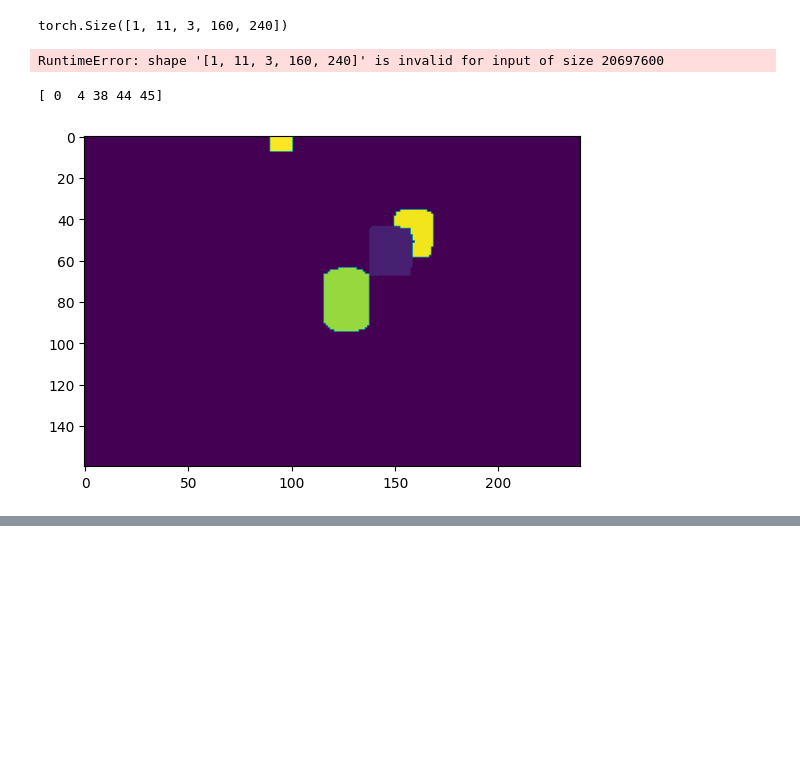
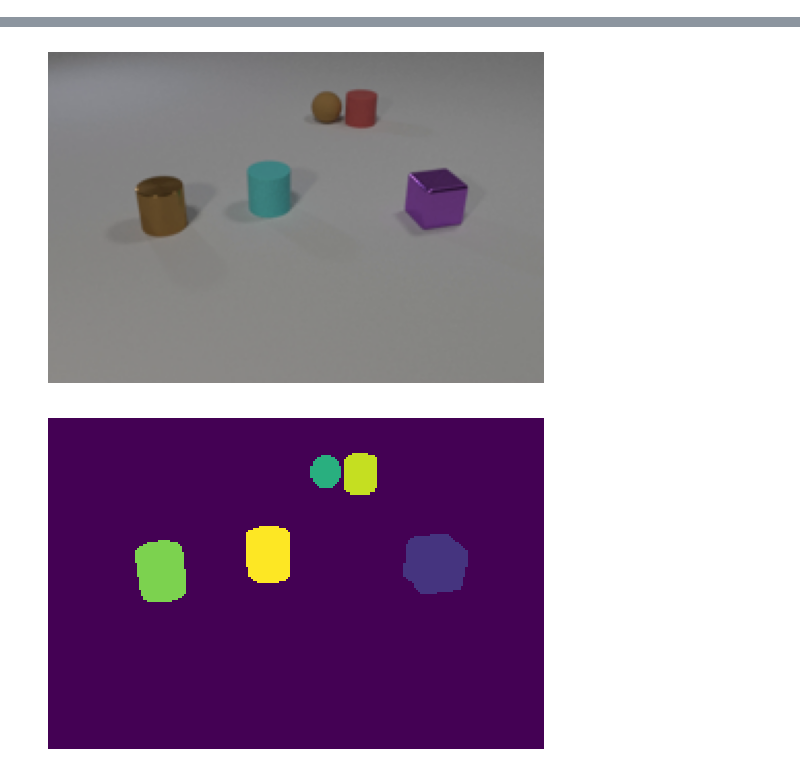
Before and after one commit to dqian3/dlfl2023-final, a Jupyter notebook: notebooks_dan/validate.ipynb, the cells around one changed output, grey strips where cells are left out. Saved outputs shown, nothing was run; the diff lists cells and outputs as text; code cells hidden in the pictures; blank space fills up the shorter version.

```diff
--- a/notebooks_dan/validate.ipynb
+++ b/notebooks_dan/validate.ipynb
@@ -9,6 +11,21 @@ import sys
 sys.path.append("../src")
 
 from data import *
+# %%
+# This draws a random frame for some reason... not worth figuring it out imo.
+def plot_video(frames, normalized=True):
+    # undo norm and matplot lib wants rgb in last dim
+    if (normalized):
+        frames = [unnormalize(f).movedim(0, 2).clamp(0, 1) for f in frames]
+
+    fig = plt.figure()
+    ax = plt.axes()
+    def drawframe(i):
+        plt.axis('off')
+        ax.imshow(frames[i], interpolation='none')
+
+    anim = animation.FuncAnimation(fig, drawframe, frames=len(frames), interval=100)
+    return HTML(anim.to_html5_video())
 # %%
 dataset = ValidationDataset("../Dataset_Student")
 labeled = LabeledDataset("../Dataset_Student")
@@ -18,24 +33,7 @@ model = torch.load("../simvp.pth", map_location=torch.device('cpu'))
-# %%
-# First, get a mask and observe it
-model.eval()
-model.out_shape = (11,3,160,240)
-
-with torch.no_grad():
-    x, label = dataset[0]
-    x = x[:11].unsqueeze(0)
-    print(x.shape)
-    # Transpose, since video resnet expects channels as first dim
-    output = model(x).transpose(1,2)
-
-print(output.shape)
-plt.imshow(output)
-# %% [output]
-torch.Size([1, 11, 3, 160, 240])
-RuntimeError: shape '[1, 11, 3, 160, 240]' is invalid for input of size 20697600
-# %%
-
-plt.imshow(label[10])
-print(np.unique(label[10]))
-# %% [output]
-[ 0  4 38 44 45]
-[figure, removed]
+# %%
+index = 600
+
+frames, label = dataset[index]
+
+plot_video(frames, normalized=True)
+# %% [output]
@@ -42 +41,8 @@ print(np.unique(label[10]))
+[figure, added]
+# %%
+plt.axis("off")
+plt.imshow(label[21], interpolation="none")
+plt.savefig('label.png', bbox_inches=0, pad_inches = 0)
+# %% [output]
+[figure, added]
 # %%
```
Also changed, not shown: parts of 15 cells of this notebook, 4 other files.
